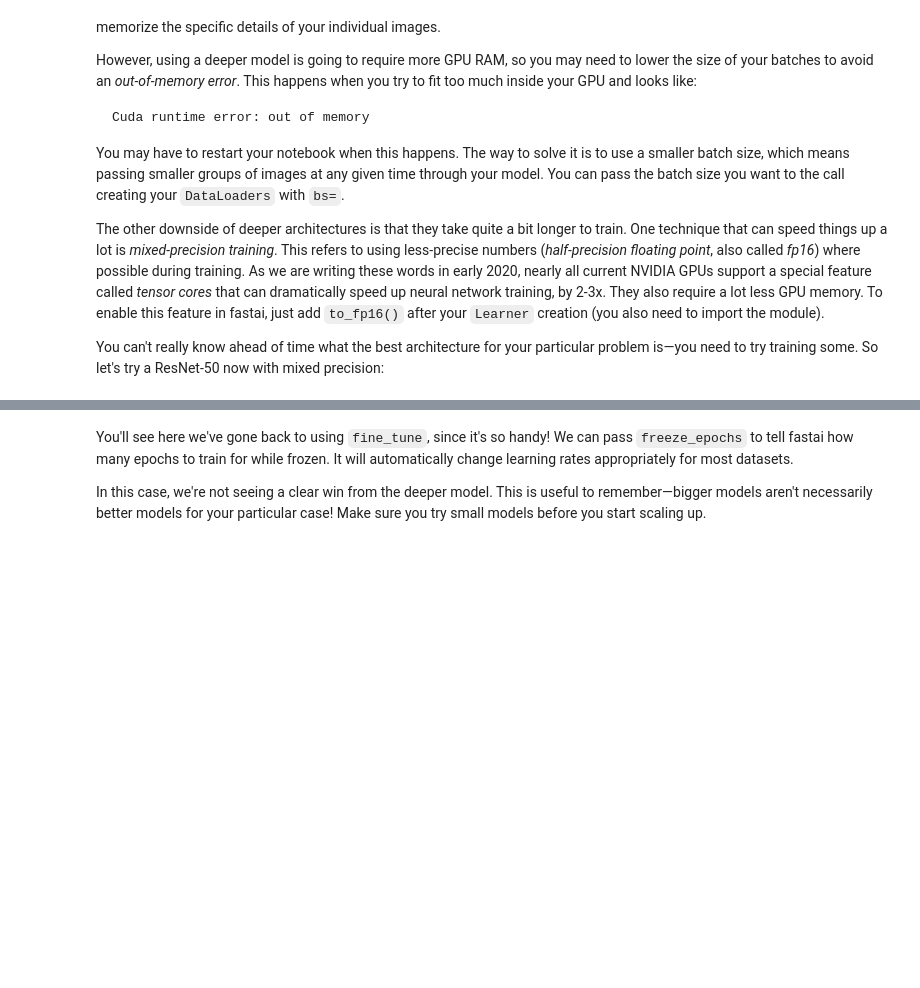
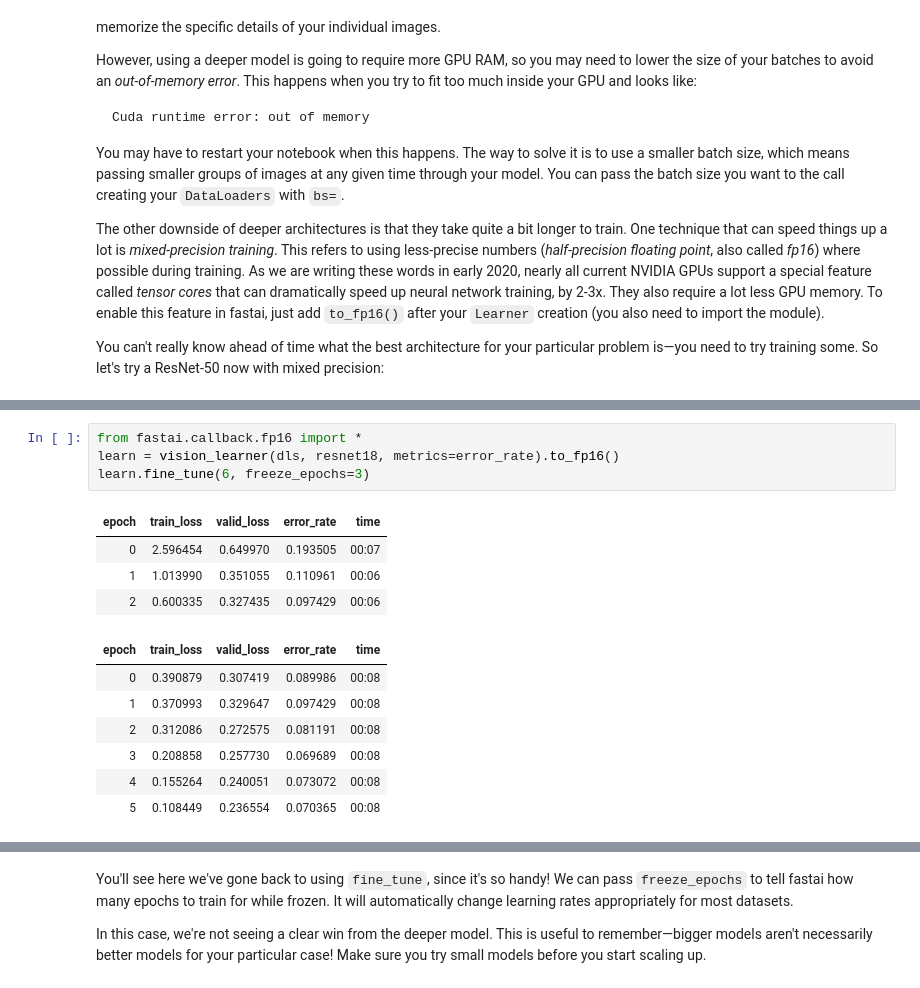
Before and after one commit to minheq/fastbook, a Jupyter notebook: 05_pet_breeds.ipynb, the cells around one changed output, grey strips where cells are left out. Drawn from its saved outputs; the diff is of its cells as text; blank space fills up the shorter version.

```diff
--- a/05_pet_breeds.ipynb
+++ b/05_pet_breeds.ipynb
@@ -886,0 +913,16 @@ Downloading: "https://download.pytorch.org/models/resnet50-0676ba61.pth" to C:\U
+# %%
+from fastai.callback.fp16 import *
+learn = vision_learner(dls, resnet18, metrics=error_rate).to_fp16()
+learn.fine_tune(6, freeze_epochs=3)
+# %% [output]
+| epoch | train_loss | valid_loss | error_rate | time |
+| 0 | 2.596454 | 0.649970 | 0.193505 | 00:07 |
+| 1 | 1.013990 | 0.351055 | 0.110961 | 00:06 |
+| 2 | 0.600335 | 0.327435 | 0.097429 | 00:06 |
+| epoch | train_loss | valid_loss | error_rate | time |
+| 0 | 0.390879 | 0.307419 | 0.089986 | 00:08 |
+| 1 | 0.370993 | 0.329647 | 0.097429 | 00:08 |
+| 2 | 0.312086 | 0.272575 | 0.081191 | 00:08 |
+| 3 | 0.208858 | 0.257730 | 0.069689 | 00:08 |
+| 4 | 0.155264 | 0.240051 | 0.073072 | 00:08 |
+| 5 | 0.108449 | 0.236554 | 0.070365 | 00:08 |
```
Also changed, not shown: parts of 26 cells of this notebook.
